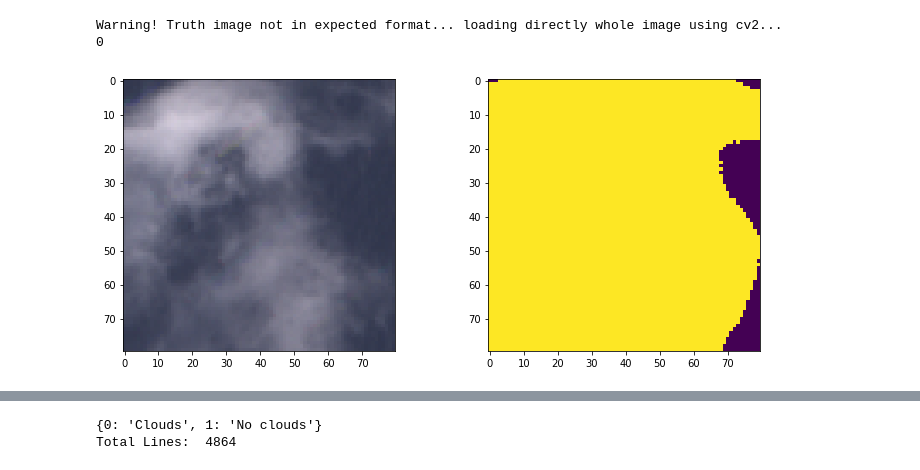
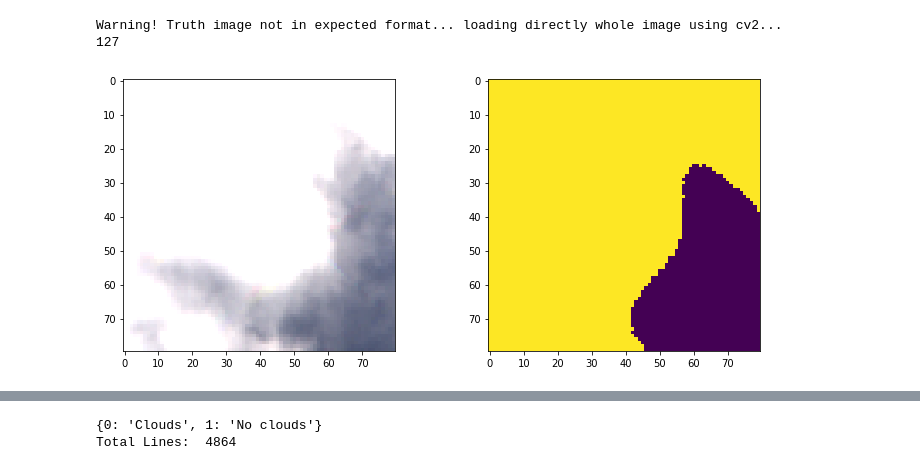
Before and after one commit to NASA-NeMO-Net/NeMO-Net, a Jupyter notebook: CNN/Cloud_Visualization.ipynb, the cells around one changed output, grey strips where cells are left out. Drawn from its saved outputs; the diff is of its cells as text; code cells hidden in the pictures.

Commit message:
Michal Cloud DANN Simple Run

```diff
--- a/CNN/Cloud_Visualization.ipynb
+++ b/CNN/Cloud_Visualization.ipynb
@@ -106,37 +115,37 @@ def raster_lores(filepath, downscale):
 # %%
 # 4 channel code for Sentinel data
 # filepath = "/home/shared/NeMO-Net Data/cloudImages4training/CloudMask_Valid_Patches_4channel_256/Clouds/Clouds_00000007.tif"
 # filepath_cloudmask = "/home/shared/NeMO-Net Data/cloudImages4training/CloudMask_ValidRef_Patches_4channel_256/Clouds/Clouds_00000007.tif"
 # Fiji_Sentinel = coralutils.CoralData(filepath_Sentinel, load_type="raster")
 
-filepath = "/home/shared/NeMO-Net Data/DANN_data/DANN_Training_WV2Patches_4channel_80/Clouds/Clouds_00000020.tif"
-filepath_cloudmask = "/home/shared/NeMO-Net Data/DANN_data/DANN_TrainingRef_WV2Patches_4channel_80/Clouds/Clouds_00000020.tif"
+filepath = "/home/shared/NeMO-Net Data/DANN_data/DANN_Training_WV2Patches_4channel_80/Clouds/Clouds_00000030.tif"
+filepath_cloudmask = "/home/shared/NeMO-Net Data/DANN_data/DANN_TrainingRef_WV2Patches_4channel_80/Clouds/Clouds_00000030.tif"
 # filepath = "/home/shared/NeMO-Net Data/DANN_data/DANN_Training_S2Patches_4channel_80/Clouds/Clouds_00000007.tif"
 # filepath_cloudmask = "/home/shared/NeMO-Net Data/DANN_data/DANN_TrainingRef_S2Patches_4channel_80/Clouds/Clouds_00000007.tif"
 Fiji_Sentinel = coralutils.CoralData(filepath, Truthpath=filepath_cloudmask, load_type="raster")
 
 # print(np.min(Fiji_Sentinel.image))
 print(Fiji_Sentinel.truthimage[30,79])
 
 # Just some visualizations of RGB
 patch_R = 100*Fiji_Sentinel.image[:,:,0]+100
 patch_G = 100*Fiji_Sentinel.image[:,:,1]+100
 patch_B = 100*Fiji_Sentinel.image[:,:,2]+100
 patch_R[patch_R > 255] = 255
 patch_G[patch_G > 255] = 255
 patch_B[patch_B > 255] = 255
 Fiji_RGB = np.rollaxis(np.asarray([patch_R, patch_G, patch_B], dtype=np.uint8),0,3)
 
 fig = plt.figure(1,figsize=(12,5))
 ax = plt.subplot(1,2,1)
 ax.imshow(Fiji_RGB)
 ax = plt.subplot(1,2,2)
 ax.imshow(Fiji_Sentinel.truthimage)
 plt.show()
 # %% [output]
 Warning! Truth image not in expected format... loading directly whole image using cv2...
-0
+127
-[figure, old version]
+[figure, new version]
 # %%
 def classifyback(predictions):
     return np.argmax(predictions,-1)
```
Also changed, not shown: parts of 3 cells of this notebook, 7 other files.
